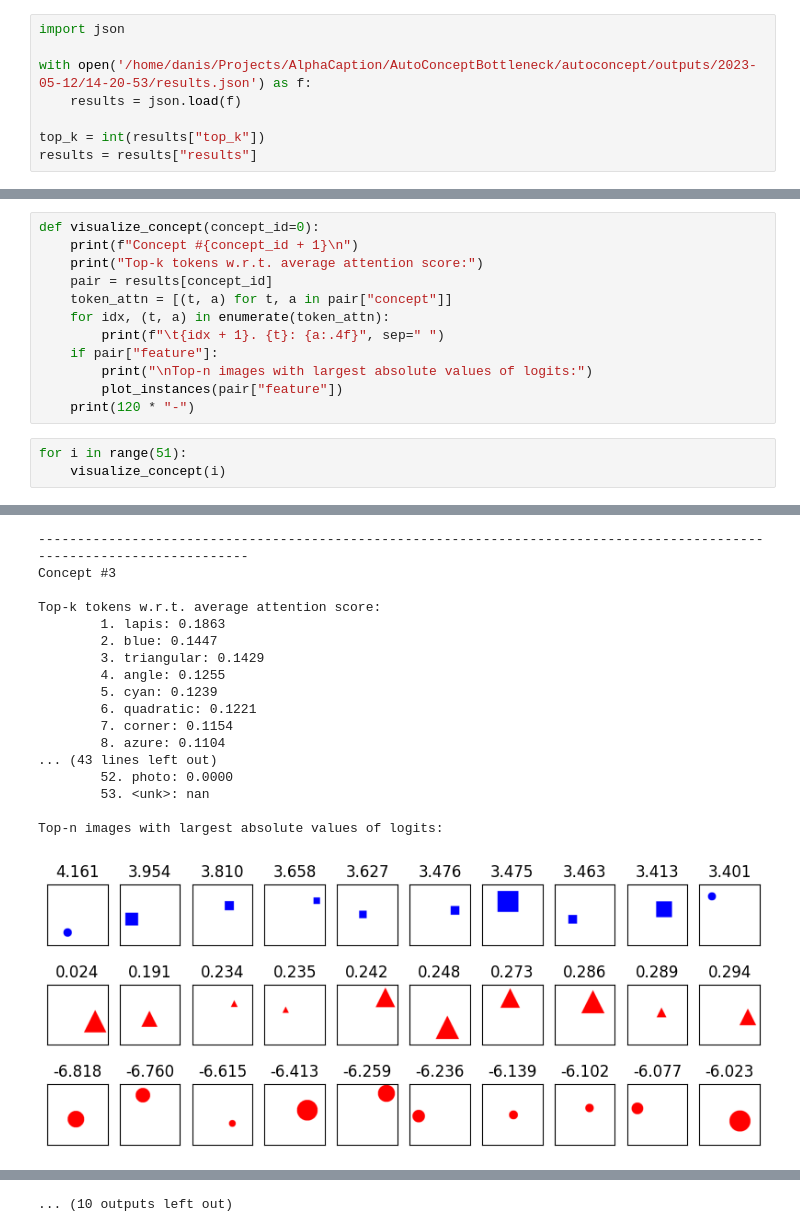
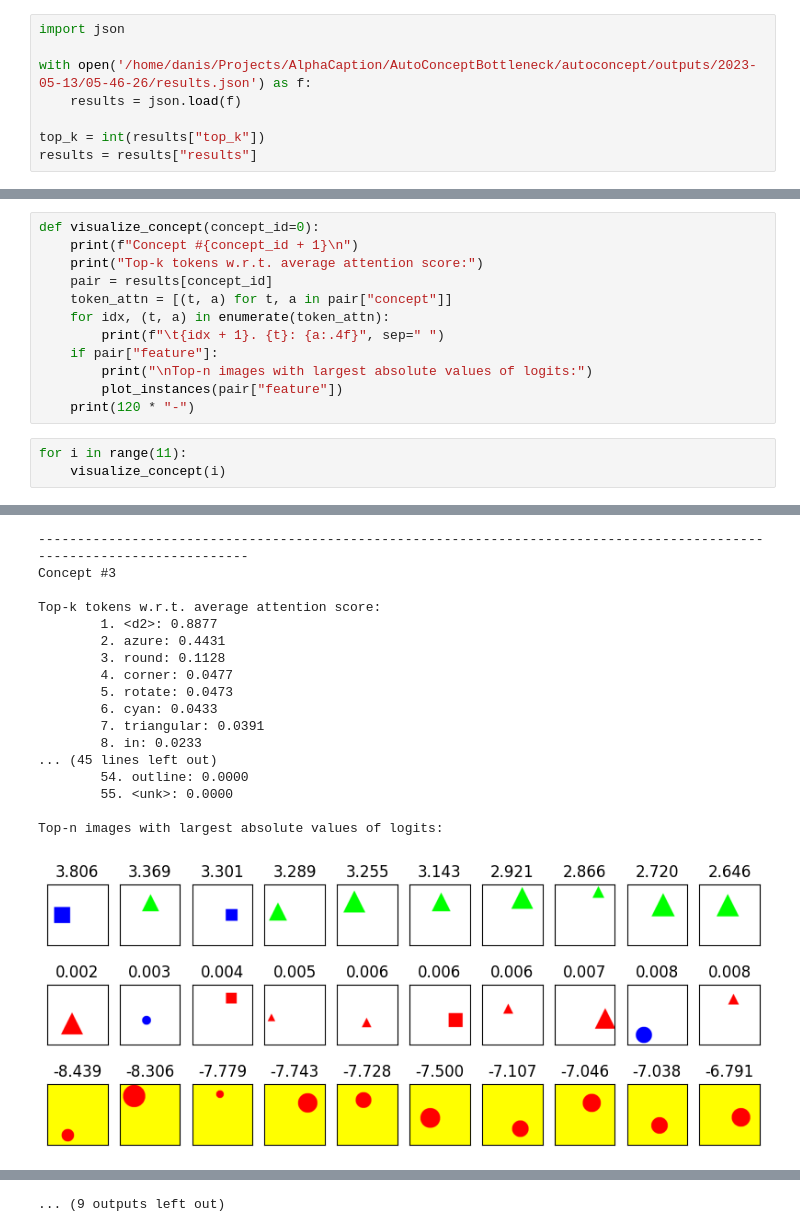
Before and after one commit to DanisAlukaev/XCBs, a Jupyter notebook: autoconcept/inspect.ipynb, the cells around one changed output, grey strips where cells are left out. Saved outputs shown, nothing was run; the diff lists cells and outputs as text.

```diff
--- a/autoconcept/inspect.ipynb
+++ b/autoconcept/inspect.ipynb
@@ -1,7 +1,7 @@
 # %%
 import json
 
-with open('/home/danis/Projects/AlphaCaption/AutoConceptBottleneck/autoconcept/outputs/2023-05-12/14-20-53/results.json') as f:
+with open('/home/danis/Projects/AlphaCaption/AutoConceptBottleneck/autoconcept/outputs/2023-05-13/05-46-26/results.json') as f:
     results = json.load(f)
 
 top_k = int(results["top_k"])
@@ -38,7 +38,7 @@ def visualize_concept(concept_id=0):
         plot_instances(pair["feature"])
     print(120 * "-")
 # %%
-for i in range(51):
+for i in range(11):
     visualize_concept(i)
 # %% [output]
 Concept #1
@@ -80,21 +80,21 @@ Top-n images with largest absolute values of logits:
 ------------------------------------------------------------------------------------------------------------------------
 Concept #3
 
 Top-k tokens w.r.t. average attention score:
-        1. lapis: 0.1863
-        2. blue: 0.1447
-        3. triangular: 0.1429
-        4. angle: 0.1255
-        5. cyan: 0.1239
-        6. quadratic: 0.1221
-        7. corner: 0.1154
-        8. azure: 0.1104
-... (43 lines left out)
-        52. photo: 0.0000
-        53. <unk>: nan
+        1. <d2>: 0.8877
+        2. azure: 0.4431
+        3. round: 0.1128
+        4. corner: 0.0477
+        5. rotate: 0.0473
+        6. cyan: 0.0433
+        7. triangular: 0.0391
+        8. in: 0.0233
+... (45 lines left out)
+        54. outline: 0.0000
+        55. <unk>: 0.0000
 
 Top-n images with largest absolute values of logits:
-[figure, old version]
+[figure, new version]
 ------------------------------------------------------------------------------------------------------------------------
 Concept #4
 
@@ -152 +152 @@ Top-n images with largest absolute values of logits:
-... (10 outputs left out)
+... (9 outputs left out)
```
Also changed, not shown: parts of 1 cell of this notebook, 1 other file.
